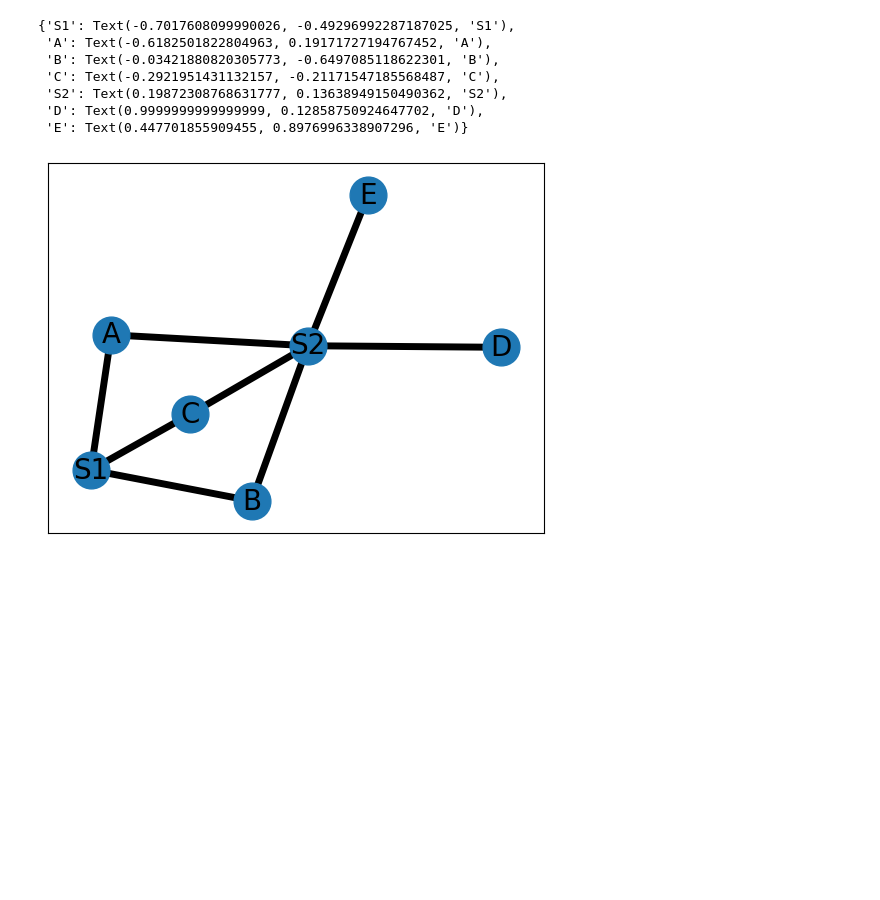
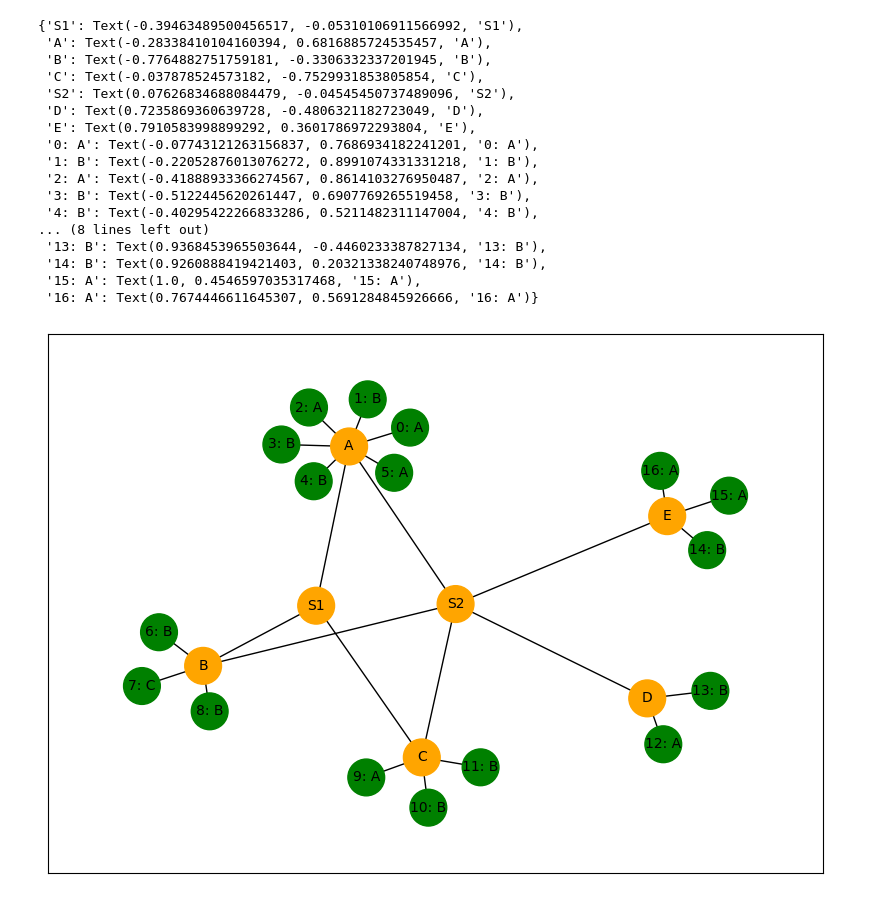
Before and after one commit to Atikin-NT/hacks-ai, a Jupyter notebook: data_sience/hypothesis.ipynb, the cells around one changed output. Saved outputs shown, nothing was run; the diff lists cells and outputs as text; code cells hidden in the pictures; blank space fills up the shorter version.

```diff
--- a/data_sience/hypothesis.ipynb
+++ b/data_sience/hypothesis.ipynb
@@ -9,26 +10,6 @@ transitions = {
     'S1': ['A', 'B', 'C'],
     'S2': ['A', 'B', 'C', 'D', 'E']
 }
-# %%
-G = nx.Graph()
-
-for key, value in transitions.items():
-    for val in value:
-        G.add_edge(key, val)
-# %%
-pos = nx.spring_layout(G, seed=1)
-nx.draw_networkx_nodes(G, pos, node_size=700)
-nx.draw_networkx_edges(G, pos, width=5)
-nx.draw_networkx_labels(G, pos, font_size=20, font_family="sans-serif")
-# %% [output]
-{'S1': Text(-0.7017608099990026, -0.49296992287187025, 'S1'),
- 'A': Text(-0.6182501822804963, 0.19171727194767452, 'A'),
- 'B': Text(-0.03421880820305773, -0.6497085118622301, 'B'),
- 'C': Text(-0.2921951431132157, -0.21171547185568487, 'C'),
- 'S2': Text(0.19872308768631777, 0.13638949150490362, 'S2'),
- 'D': Text(0.9999999999999999, 0.12858750924647702, 'D'),
- 'E': Text(0.447701855909455, 0.8976996338907296, 'E')}
-[figure, removed]
 # %%
 vagon_type = ['A', 'B', 'C']
 lacomotive_type = ['S1', 'S2']
@@ -103,6 +84,45 @@ vagon_list = [
         'type': 'A',
     },
 ]
+# %%
+G = nx.Graph()
+color_map = []
+color_nodes = ['orange' for _ in range(len(stations))] + ['green' for _ in range(len(vagon_list))]
+
+for key, value in transitions.items():
+    for val in value:
+        G.add_edge(key, val, color='b', weight=3)
+        color_map.append('orange')
+
+for i in range(len(vagon_list)):
+    G.add_edge(vagon_list[i]['st'], f"{i}: {vagon_list[i]['type']}", color='g', weight=1, capacity=15)
+    color_map.append('blue')
+# %%
+plt.figure(figsize =(10, 7))
+
+pos = nx.kamada_kawai_layout(G,)
+nx.draw_networkx_nodes(G, pos, node_size=700, margins=0.1, node_color=color_nodes)
+nx.draw_networkx_edges(G, pos)
+nx.draw_networkx_labels(G, pos, font_size=10, font_family="sans-serif")
+# %% [output]
+{'S1': Text(-0.39463489500456517, -0.05310106911566992, 'S1'),
+ 'A': Text(-0.28338410104160394, 0.6816885724535457, 'A'),
+ 'B': Text(-0.7764882751759181, -0.3306332337201945, 'B'),
+ 'C': Text(-0.037878524573182, -0.7529931853805854, 'C'),
+ 'S2': Text(0.07626834688084479, -0.04545450737489096, 'S2'),
+ 'D': Text(0.7235869360639728, -0.4806321182723049, 'D'),
+ 'E': Text(0.7910583998899292, 0.3601786972293804, 'E'),
+ '0: A': Text(-0.07743121263156837, 0.7686934182241201, '0: A'),
+ '1: B': Text(-0.22052876013076272, 0.8991074331331218, '1: B'),
+ '2: A': Text(-0.41888933366274567, 0.8614103276950487, '2: A'),
+ '3: B': Text(-0.5122445620261447, 0.6907769265519458, '3: B'),
+ '4: B': Text(-0.40295422266833286, 0.5211482311147004, '4: B'),
+... (8 lines left out)
+ '13: B': Text(0.9368453965503644, -0.4460233387827134, '13: B'),
+ '14: B': Text(0.9260888419421403, 0.20321338240748976, '14: B'),
+ '15: A': Text(1.0, 0.4546597035317468, '15: A'),
+ '16: A': Text(0.7674446611645307, 0.5691284845926666, '16: A')}
+[figure, added]
 # %%
 # 0 - простой
 # 1 - перевести на другую ветку
```
Also changed, not shown: parts of 23 cells of this notebook.
